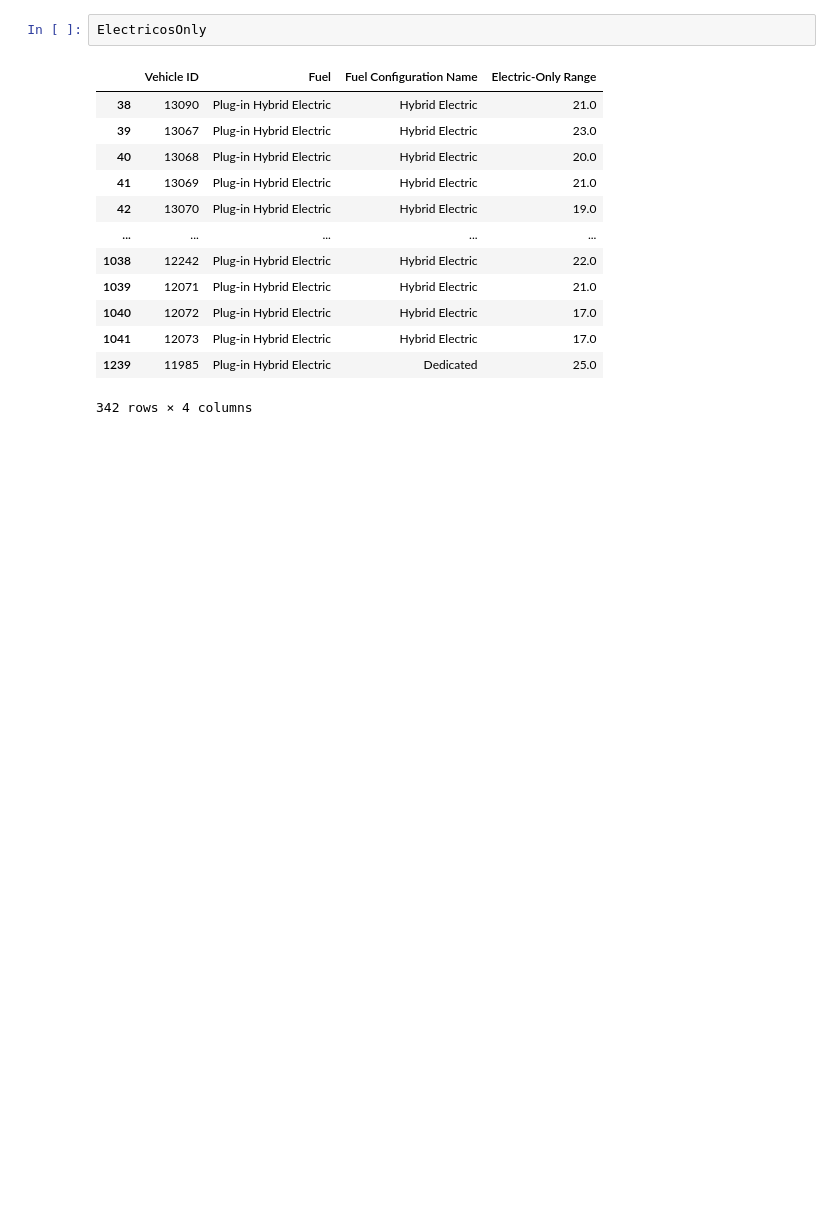
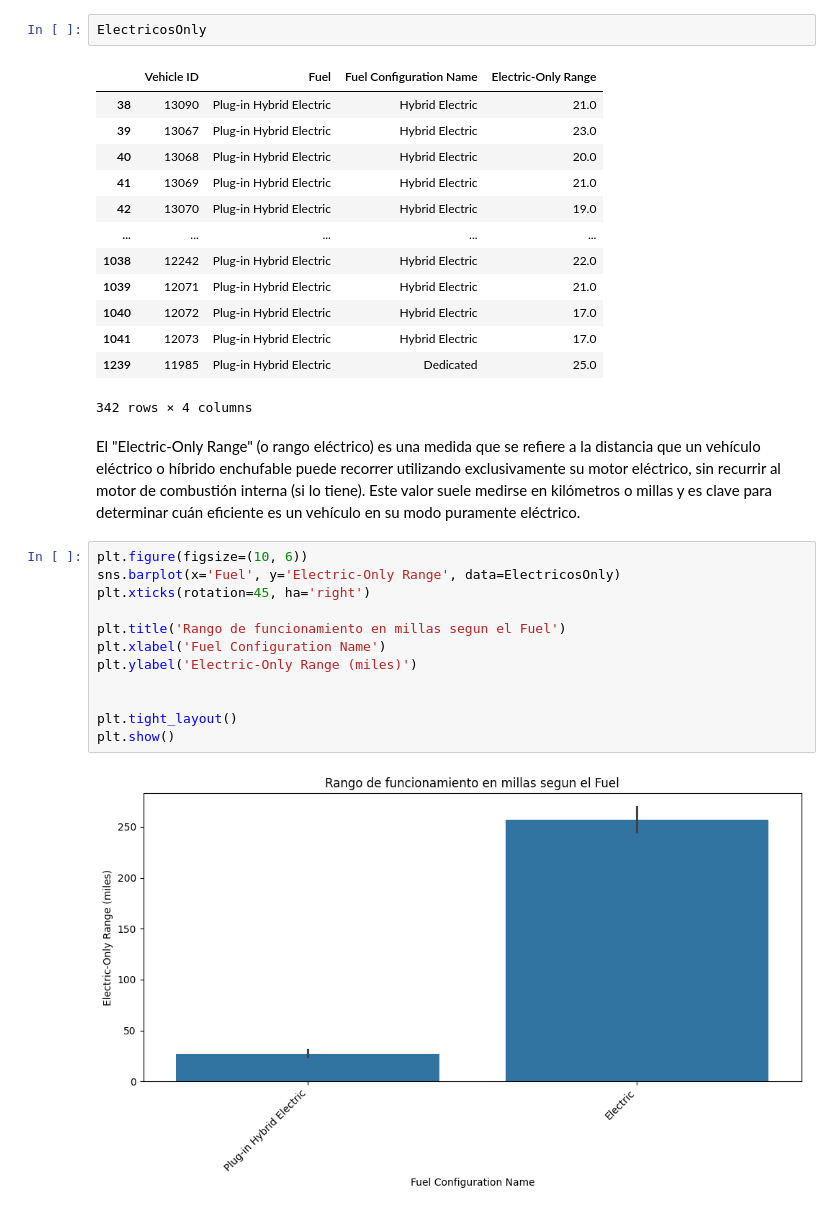
Before and after one commit to AgustinNiederle/ProyectoFinalHenry_AirTaxis, a Jupyter notebook: exploracion1.ipynb, the cells around one changed output. Saved outputs shown, nothing was run; the diff lists cells and outputs as text; blank space fills up the shorter version.

```diff
--- a/exploracion1.ipynb
+++ b/exploracion1.ipynb
@@ -631,3 +632,19 @@ ElectricosOnly
 | 1041 | 12073 | Plug-in Hybrid Electric | Hybrid Electric | 17.0 |
 | 1239 | 11985 | Plug-in Hybrid Electric | Dedicated | 25.0 |
 342 rows × 4 columns
+# %% [markdown]
+El "Electric-Only Range" (o rango eléctrico) es una medida que se refiere a la distancia que un vehículo eléctrico o híbrido enchufable puede recorrer utilizando exclusivamente su motor eléctrico, sin recurrir al motor de combustión interna (si lo tiene). Este valor suele medirse en kilómetros o millas y es clave para determinar cuán eficiente es un vehículo en su modo puramente eléctrico.
+# %%
+plt.figure(figsize=(10, 6))
+sns.barplot(x='Fuel', y='Electric-Only Range', data=ElectricosOnly)
+plt.xticks(rotation=45, ha='right')
+
+plt.title('Rango de funcionamiento en millas segun el Fuel')
+plt.xlabel('Fuel Configuration Name')
+plt.ylabel('Electric-Only Range (miles)')
+
+
+plt.tight_layout()
+plt.show()
+# %% [output]
+[figure, added]
```
Also changed, not shown: parts of 4 cells of this notebook.
